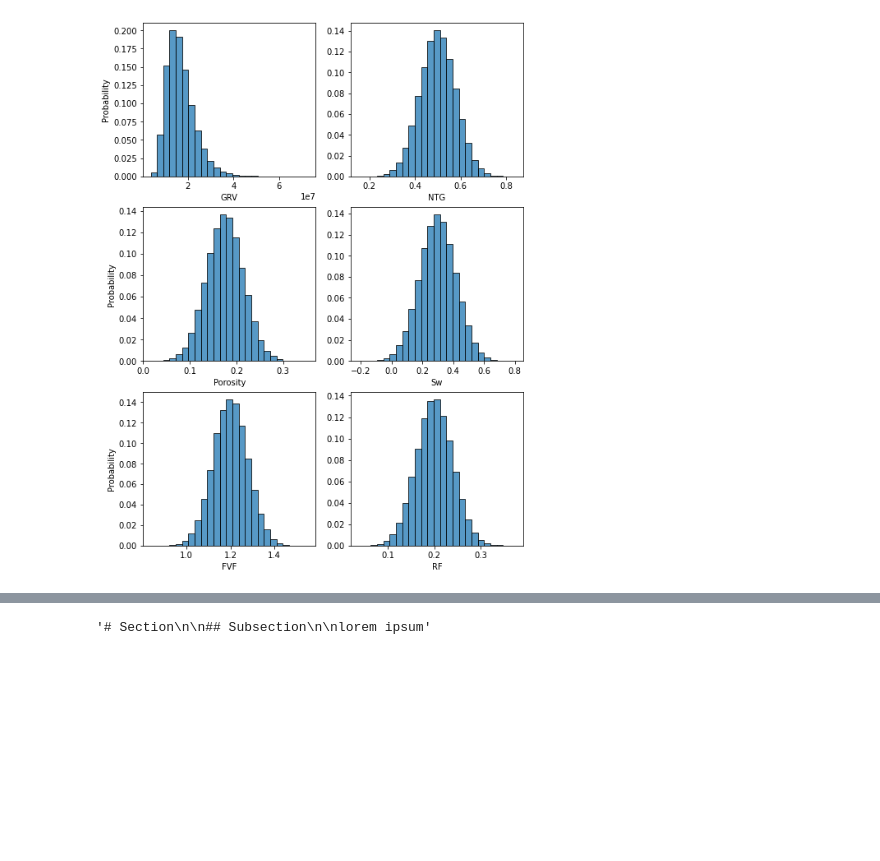
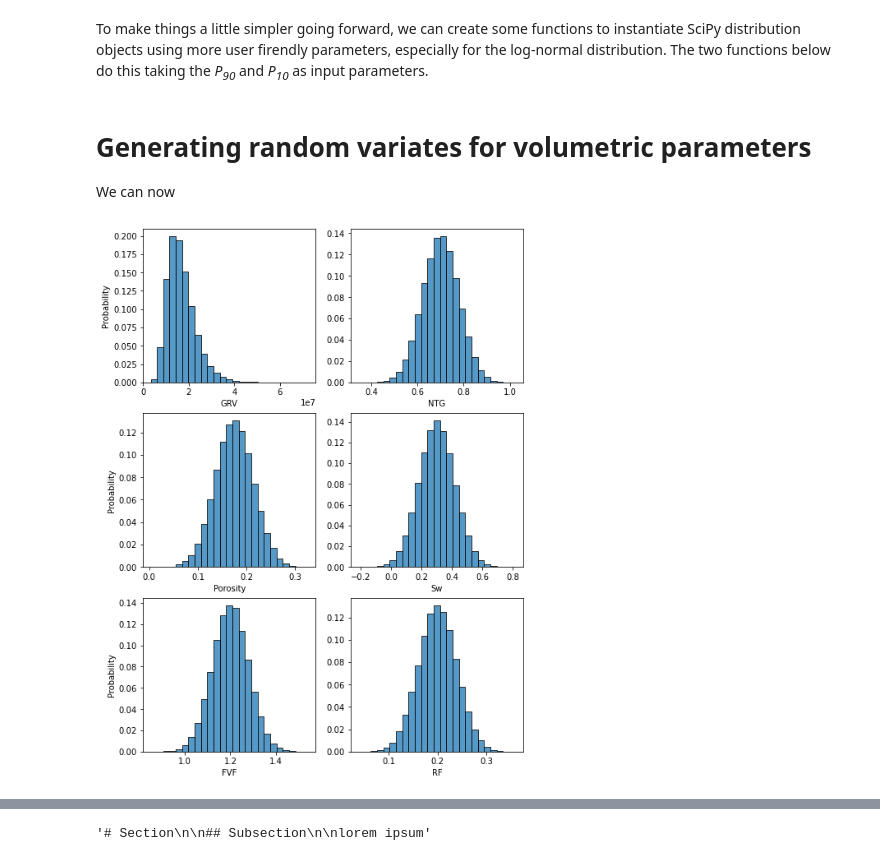
Before and after one commit to dlodola/public, a Jupyter notebook: jupyter/MonteCarlo-Part1.ipynb, the cells around one changed output, grey strips where cells are left out. Saved outputs shown, nothing was run; the diff lists cells and outputs as text; code cells hidden in the pictures; blank space fills up the shorter version.

```diff
--- a/jupyter/MonteCarlo-Part1.ipynb
+++ b/jupyter/MonteCarlo-Part1.ipynb
@@ -45,44 +75,50 @@ plt.show()
+# %% [markdown]
+To make things a little simpler going forward, we can create some functions to instantiate SciPy distribution objects using more user firendly parameters, especially for the log-normal distribution. The two functions below do this taking the *P<sub>90</sub>* and *P<sub>10</sub>* as input parameters.
 # %%
-def define_norm(P10, P90, **kwargs):
+def norm_dist(P90, P10):
     mean = (P90+P10)/2
     std = (P10-P90)/(norm.ppf(0.9)-norm.ppf(0.1))
     return norm(loc=mean, scale=std)
 
 
-def define_lognorm(P10, P90, **kwargs):
+def lognorm_dist(P90, P10):
     std = log(P10 / P90) / (norm.ppf(0.9) - norm.ppf(0.1))
     mean = (log(P10) - 2**0.5 * std
             * (gamma.ppf(0.8, a=0.5, scale=1))**0.5)
     return lognorm(s=std, scale=exp(mean))
+# %% [markdown]
+# Generating random variates for volumetric parameters
+
+We can now
 # %%
 params = {
-    'GRV':      define_lognorm(P90=10_000_000, P10=25_000_000),
-    'NTG':      define_norm(P90=0.4, P10=0.6),
-    'Porosity': define_norm(P90=0.125, P10=0.225),
-    'Sw':       define_norm(P90=0.15, P10=0.45),
-    'FVF':      define_norm(P90=1.1, P10=1.3),
-    'RF':       define_norm(P90=0.15, P10=0.25),
+    'GRV':      lognorm_dist(P90=10_000_000, P10=25_000_000),
+    'NTG':      norm_dist(P90=0.6, P10=0.8),
+    'Porosity': norm_dist(P90=0.125, P10=0.225),
+    'Sw':       norm_dist(P90=0.15, P10=0.45),
+    'FVF':      norm_dist(P90=1.1, P10=1.3),
+    'RF':       norm_dist(P90=0.15, P10=0.25),
 }
 realisations = pd.DataFrame([], columns=params)
 # %%
 num_samples = 100_000
 
 fig, ax = plt.subplots(nrows=(len(params) // 2
                               + len(params) % 2),
                        ncols=2,
                        figsize=(8.3, 11.7))
 ax = ax.flatten()
 
-for i, (k, v) in enumerate(params.items()):
-    x = v.rvs(num_samples)
-    realisations[k] = x
-    sns.histplot(data=realisations, x=k, ax=ax[i],
+for i, (parameter, distr) in enumerate(params.items()):
+    x = distr.rvs(num_samples)
+    realisations[parameter] = x
+    sns.histplot(data=realisations, x=parameter, ax=ax[i],
                  stat='probability', bins=25,)
     if i % 2 == 1:
         ax[i].set_ylabel(None)
 plt.show()
 # %% [output]
-[figure, old version]
+[figure, new version]
 # %%
 realisations.describe(percentiles=[0.1, 0.5, 0.9],)
 # %% [output]
```
Also changed, not shown: parts of 13 cells of this notebook.
